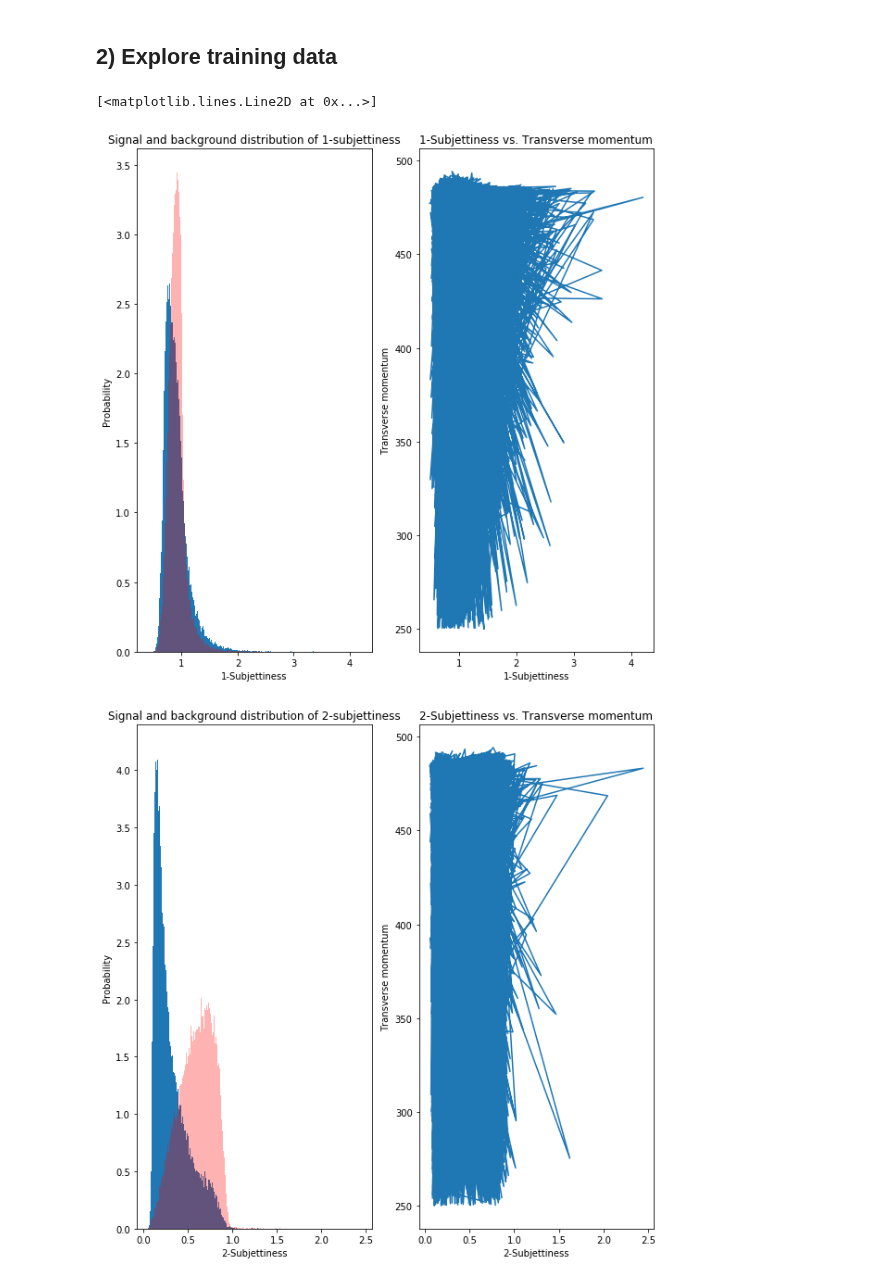
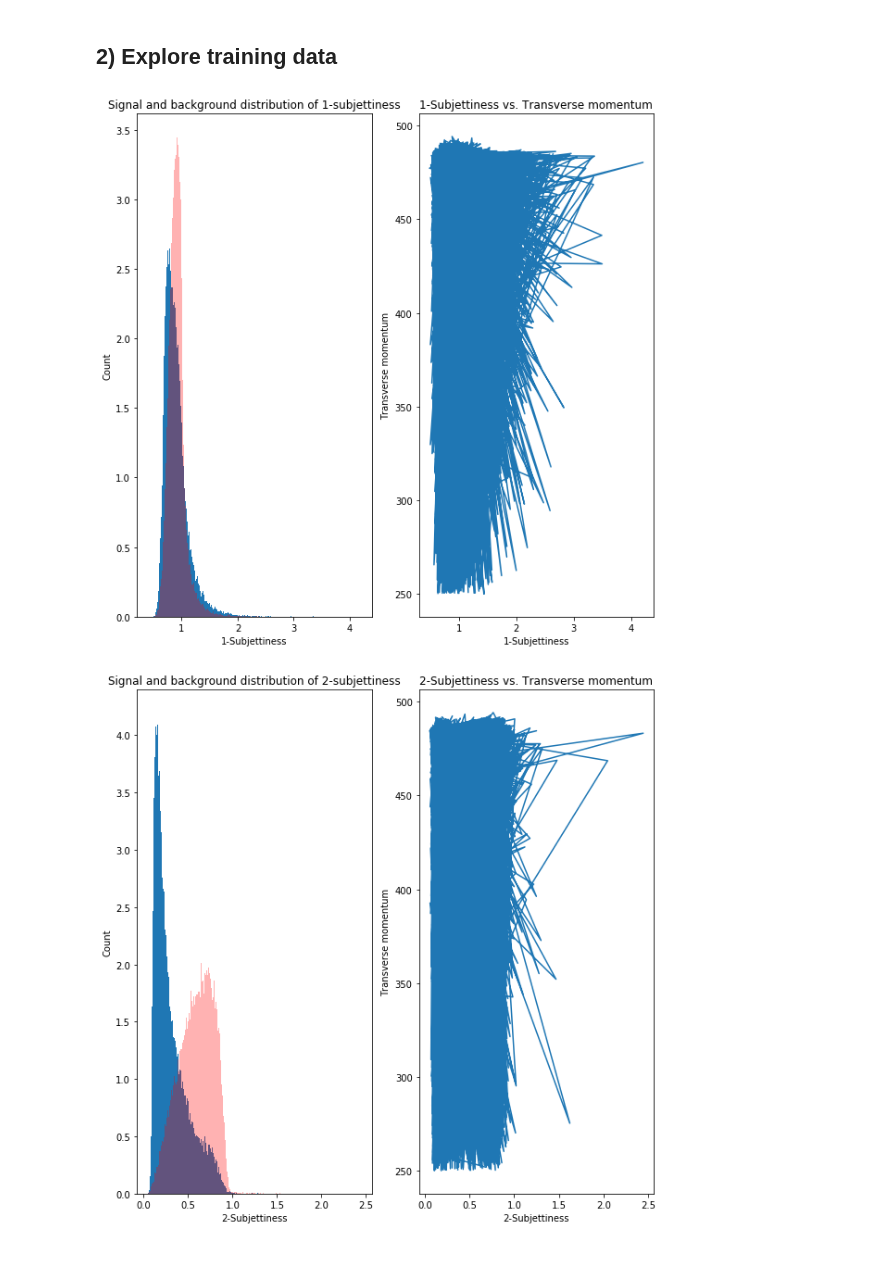
Before and after one commit to elocj/PHYS434, a Jupyter notebook: lab5/lab5.ipynb, the cells around one changed output. Cells and saved outputs as stored; diff of their text form; code cells hidden in the pictures.

```diff
--- a/lab5/lab5.ipynb
+++ b/lab5/lab5.ipynb
@@ -56,6 +62,7 @@ import numpy as np
 import matplotlib.pyplot as plt
 from scipy import stats
 import statistics as st
+plt.rcParams["figure.figsize"] = (10,10)
 
 # open the file of interest, and use pickle loading
 infile = open ("lab5/qcd_100000_pt_250_500.pkl",'rb') # signal dataset
@@ -81,39 +88,38 @@ Index(['pt', 'eta', 'phi', 'mass', 'ee2', 'ee3', 'd2', 'angularity', 't1',
 fig, ax = plt.subplots(1, 2)
 ax[0].set_title('Signal and background distribution of 1-subjettiness')
 ax[0].set_xlabel('1-Subjettiness')
-ax[0].set_ylabel('Probability')
+ax[0].set_ylabel('Count')
 ax[0].hist(higgs['t1'], 500, histtype = 'bar', density=True)
 ax[0].hist(qcd['t1'], 500, histtype = 'bar', color='red', density=True, alpha=0.3)
 ax[1].set_xlabel('1-Subjettiness')
 ax[1].set_ylabel('Transverse momentum')
 ax[1].set_title('1-Subjettiness vs. Transverse momentum')
 ax[1].plot(higgs['t1'], higgs['pt'])
 plt.show()
 
 fig, ax = plt.subplots(1, 2)
 ax[0].set_title('Signal and background distribution of 2-subjettiness')
 ax[0].set_xlabel('2-Subjettiness')
-ax[0].set_ylabel('Probability')
+ax[0].set_ylabel('Count')
 ax[0].hist(higgs['t2'], 500, histtype = 'bar', density=True)
 ax[0].hist(qcd['t2'], 500, histtype = 'bar', color='red', density=True, alpha=0.3)
 ax[1].set_xlabel('2-Subjettiness')
 ax[1].set_ylabel('Transverse momentum')
 ax[1].set_title('2-Subjettiness vs. Transverse momentum')
 ax[1].plot(higgs['t2'], higgs['pt'])
 plt.show()
 
 fig, ax = plt.subplots(1, 2)
 ax[0].set_title('Signal and background distribution of 3-subjettiness')
 ax[0].set_xlabel('3-Subjettiness')
-ax[0].set_ylabel('Probability')
+ax[0].set_ylabel('Count')
 ax[0].hist(higgs['t3'], 500, histtype = 'bar', density=True)
 ax[0].hist(qcd['t3'], 500, histtype = 'bar', color='red', density=True, alpha=0.3)
 ax[1].set_xlabel('3-Subjettiness')
 ax[1].set_ylabel('Transverse momentum')
 ax[1].set_title('3-Subjettiness vs. Transverse momentum')
 ax[1].plot(higgs['t3'], higgs['pt'])
 plt.show()
 # %% [output]
-[<matplotlib.lines.Line2D at 0x...>]
-[figure, old version]
+[figure, new version]
-[figure, old version]
+[figure, new version]
```
Also changed, not shown: parts of 17 cells of this notebook, 1 other file.
